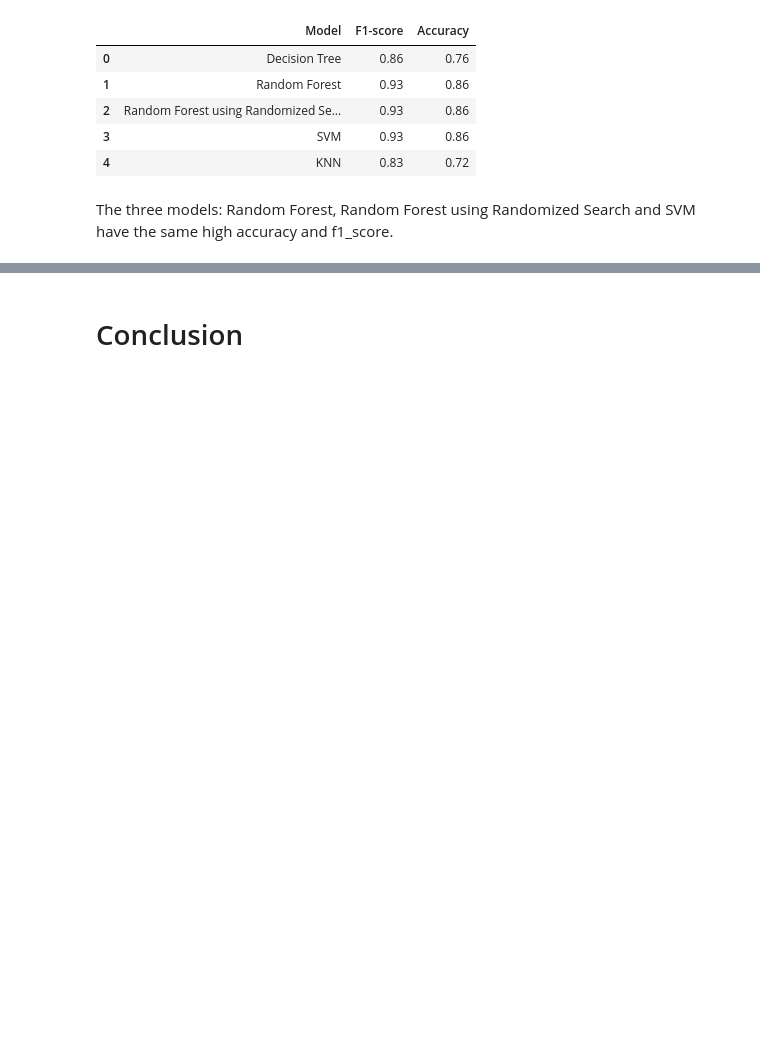
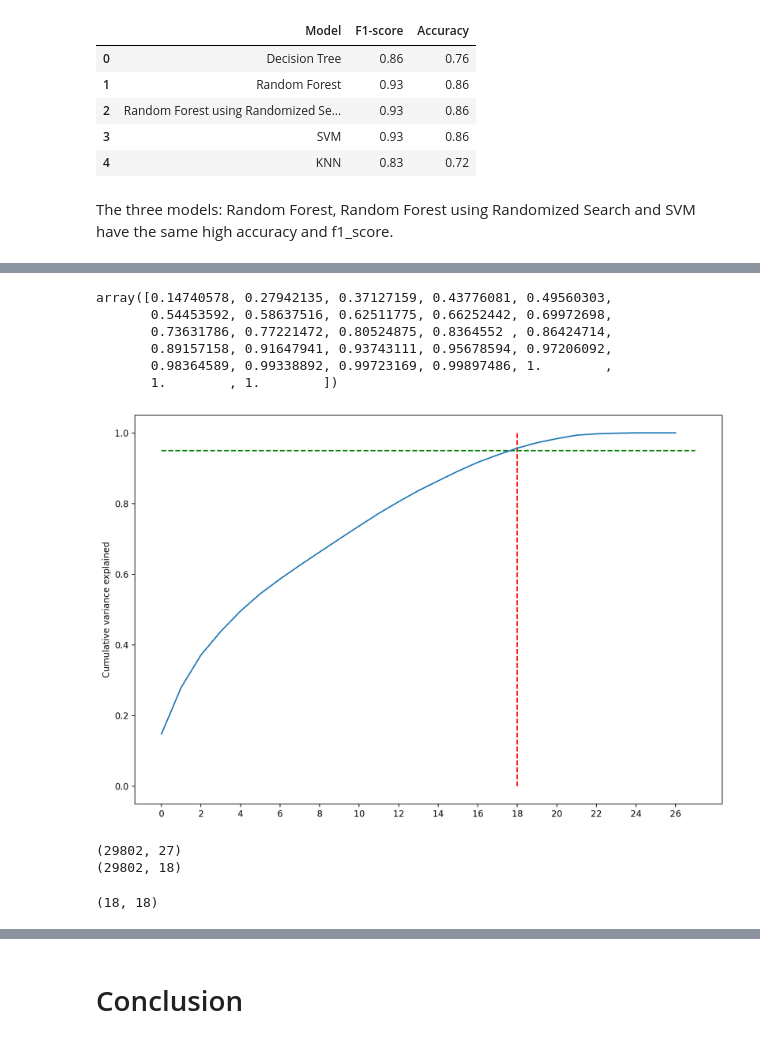
Before and after one commit to bartekwphd/Project_LC, a Jupyter notebook: Project part 4 - Modeling.ipynb, the cells around one changed output, grey strips where cells are left out. Saved outputs shown, nothing was run; the diff lists cells and outputs as text; code cells hidden in the pictures; blank space fills up the shorter version.

```diff
--- a/Project part 4 - Modeling.ipynb
+++ b/Project part 4 - Modeling.ipynb
@@ -570,0 +619,5 @@ The three models: Random Forest, Random Forest using Randomized Search and SVM h
+# %%
+from sklearn.decomposition import PCA
+
+pca = PCA(random_state=42)
+pca.fit(X_scaled)
@@ -570,0 +646,20 @@ The three models: Random Forest, Random Forest using Randomized Search and SVM h
+# %%
+var_cumu = np.cumsum(pca.explained_variance_ratio_)
+var_cumu
+# %% [output]
+array([0.14740578, 0.27942135, 0.37127159, 0.43776081, 0.49560303,
+       0.54453592, 0.58637516, 0.62511775, 0.66252442, 0.69972698,
+       0.73631786, 0.77221472, 0.80524875, 0.8364552 , 0.86424714,
+       0.89157158, 0.91647941, 0.93743111, 0.95678594, 0.97206092,
+       0.98364589, 0.99338892, 0.99723169, 0.99897486, 1.        ,
+       1.        , 1.        ])
+# %%
+fig = plt.figure(figsize=[12,8], dpi=200)
+plt.xticks([0,2,4,6,8,10,12,14,16,18,20,22,24,26])
+plt.vlines(x=18, ymax=1, ymin=0, colors='r', linestyles='--')
+plt.hlines(y=0.95, xmax = 27, xmin=0, colors='g', linestyles='--')
+plt.plot(var_cumu)
+plt.ylabel("Cumulative variance explained")
+plt.show()
+# %% [output]
+[figure, added]
@@ -570,0 +669,11 @@ The three models: Random Forest, Random Forest using Randomized Search and SVM h
+# %%
+print(X.shape)
+print(X_pca_final.shape)
+# %% [output]
+(29802, 27)
+(29802, 18)
+# %%
+corrmat = np.corrcoef(X_pca_final.transpose())
+corrmat.shape
+# %% [output]
+(18, 18)
```
Also changed, not shown: parts of 30 cells of this notebook.
